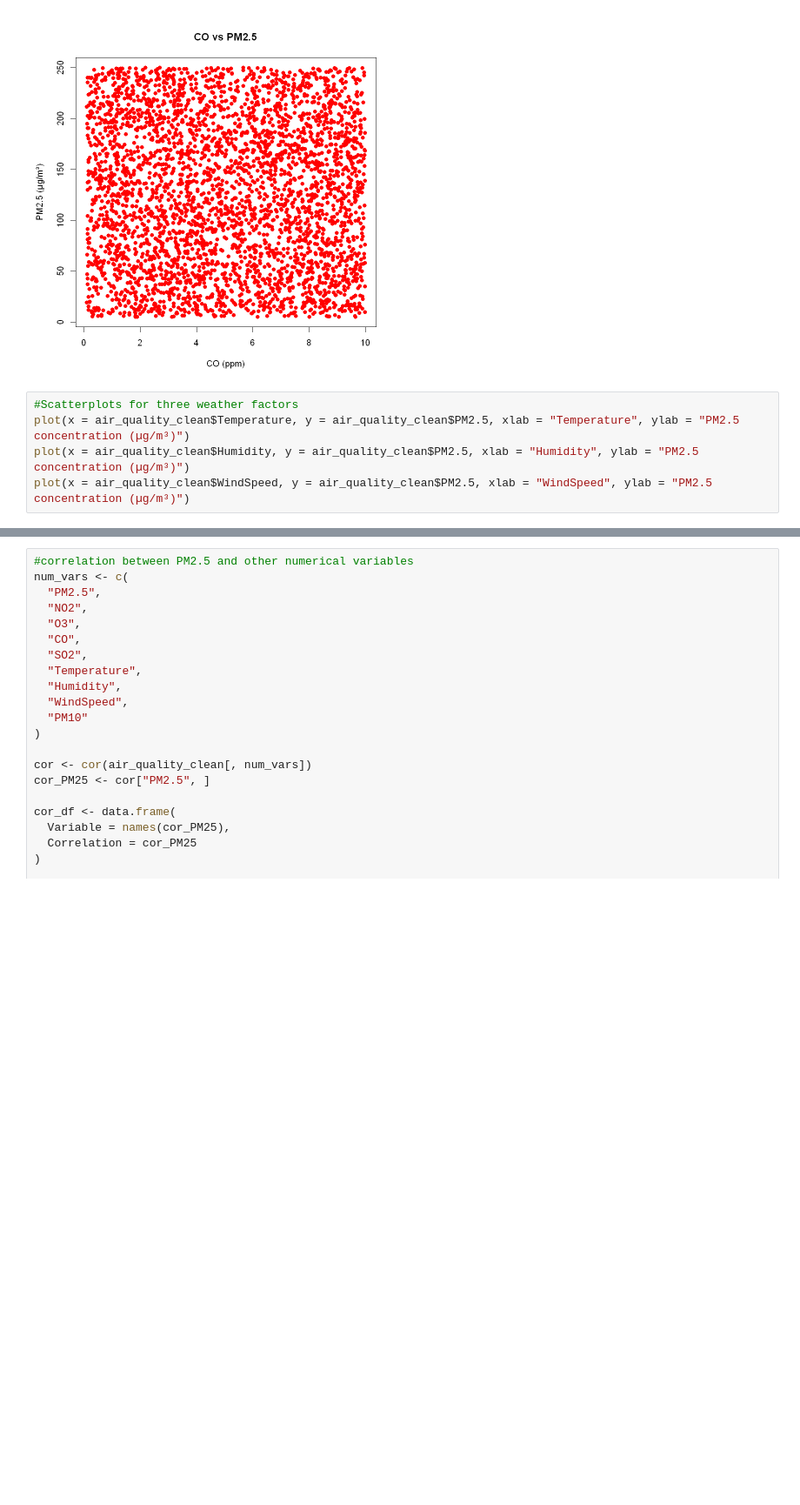
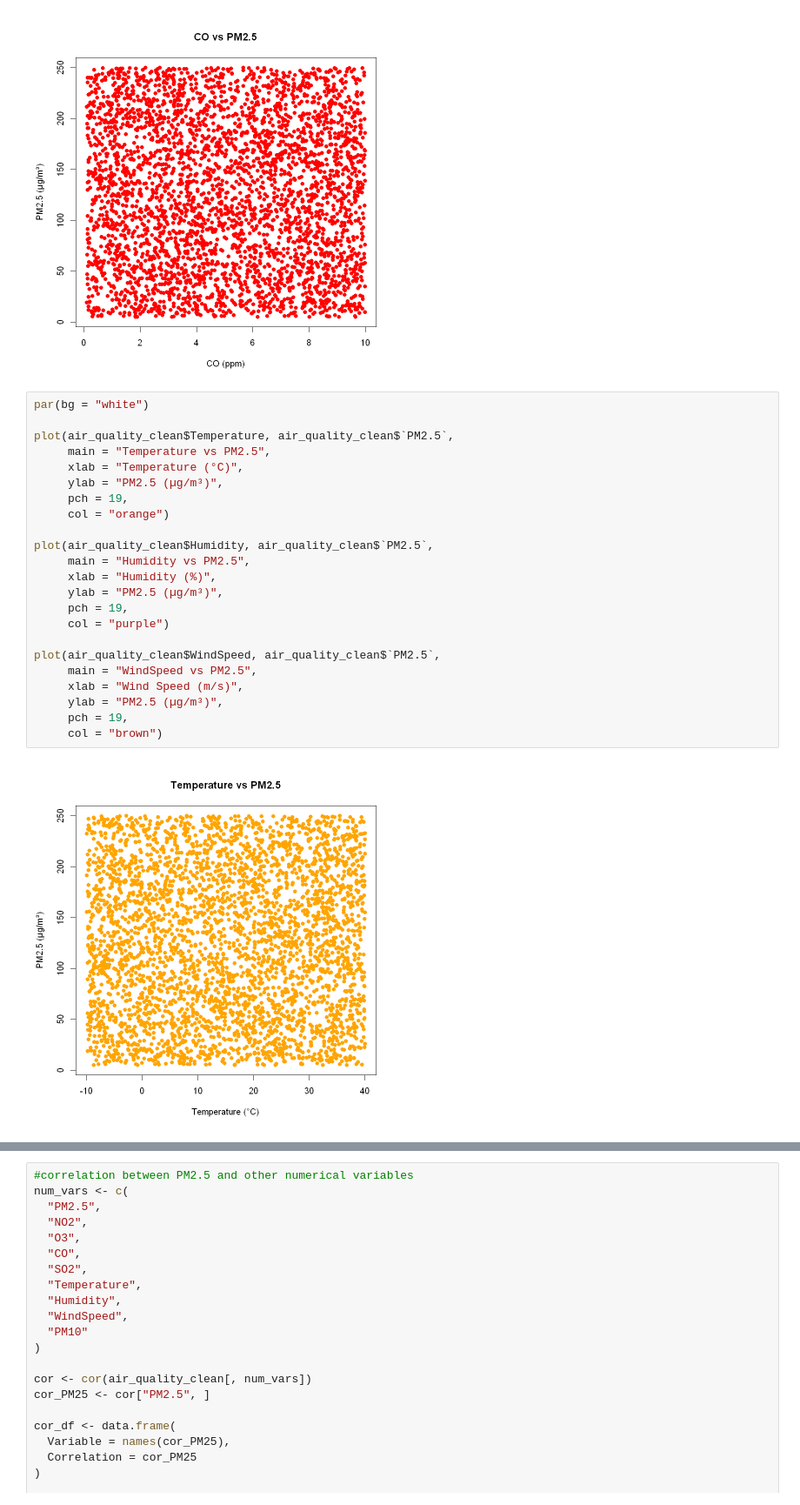
Before and after one commit to h2woobin/Global-Air-Quality-, a Jupyter notebook: main/air_quality_final.ipynb, the cells around one changed output, grey strips where cells are left out. Shown at 87% size. Drawn from its saved outputs; the diff is of its cells as text; blank space fills up the shorter version.

```diff
--- a/main/air_quality_final.ipynb
+++ b/main/air_quality_final.ipynb
@@ -133,7 +133,27 @@ plot(air_quality_clean$CO, air_quality_clean$`PM2.5`,
 [figure]
 [figure]
 # %%
-#Scatterplots for three weather factors
-plot(x = air_quality_clean$Temperature, y = air_quality_clean$PM2.5, xlab = "Temperature", ylab = "PM2.5 concentration (µg/m³)")
-plot(x = air_quality_clean$Humidity, y = air_quality_clean$PM2.5, xlab = "Humidity", ylab = "PM2.5 concentration (µg/m³)")
-plot(x = air_quality_clean$WindSpeed, y = air_quality_clean$PM2.5, xlab = "WindSpeed", ylab = "PM2.5 concentration (µg/m³)")
+par(bg = "white")
+
+plot(air_quality_clean$Temperature, air_quality_clean$`PM2.5`,
+     main = "Temperature vs PM2.5",
+     xlab = "Temperature (°C)",
+     ylab = "PM2.5 (µg/m³)",
+     pch = 19,
+     col = "orange")
+
+plot(air_quality_clean$Humidity, air_quality_clean$`PM2.5`,
+     main = "Humidity vs PM2.5",
+     xlab = "Humidity (%)",
+     ylab = "PM2.5 (µg/m³)",
+     pch = 19,
+     col = "purple")
+
+plot(air_quality_clean$WindSpeed, air_quality_clean$`PM2.5`,
+     main = "WindSpeed vs PM2.5",
+     xlab = "Wind Speed (m/s)",
+     ylab = "PM2.5 (µg/m³)",
+     pch = 19,
+     col = "brown")
+# %% [output]
+[figure, added]
```
Also changed, not shown: parts of 2 cells of this notebook.
